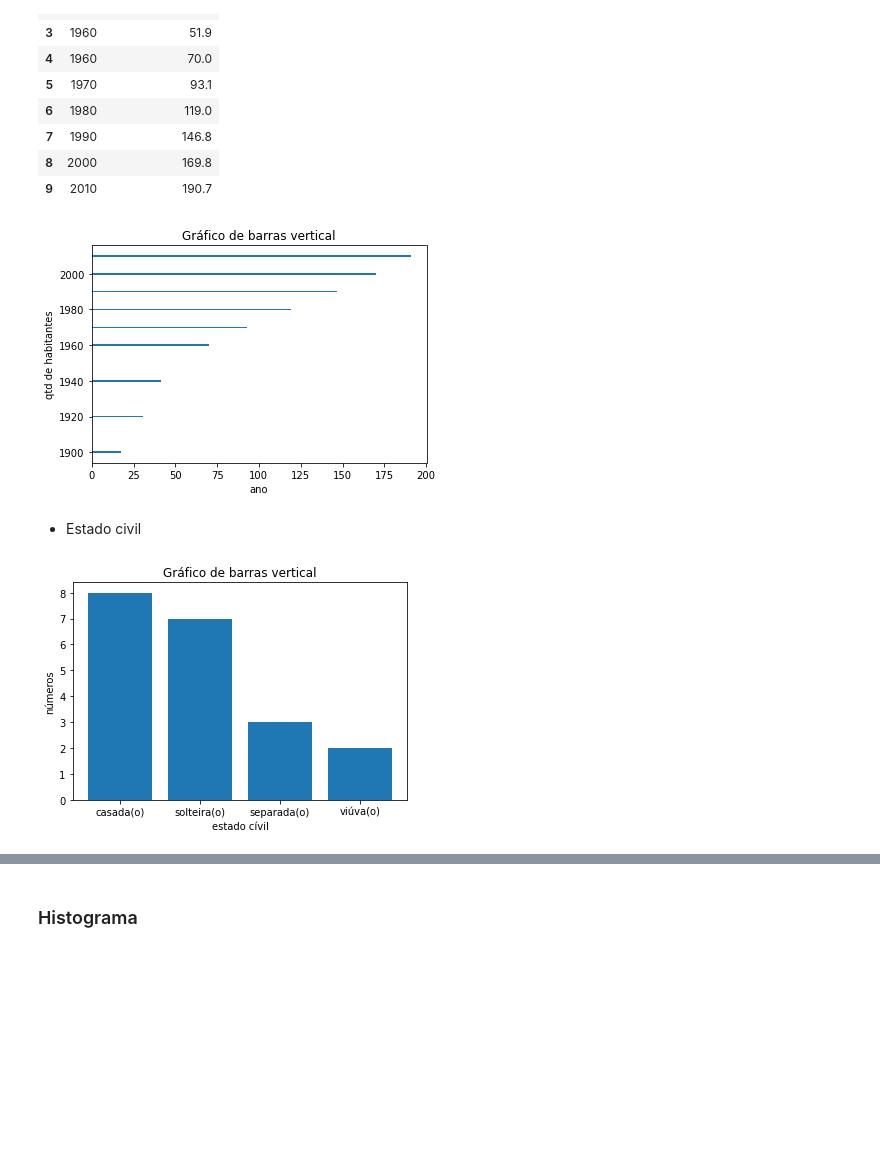
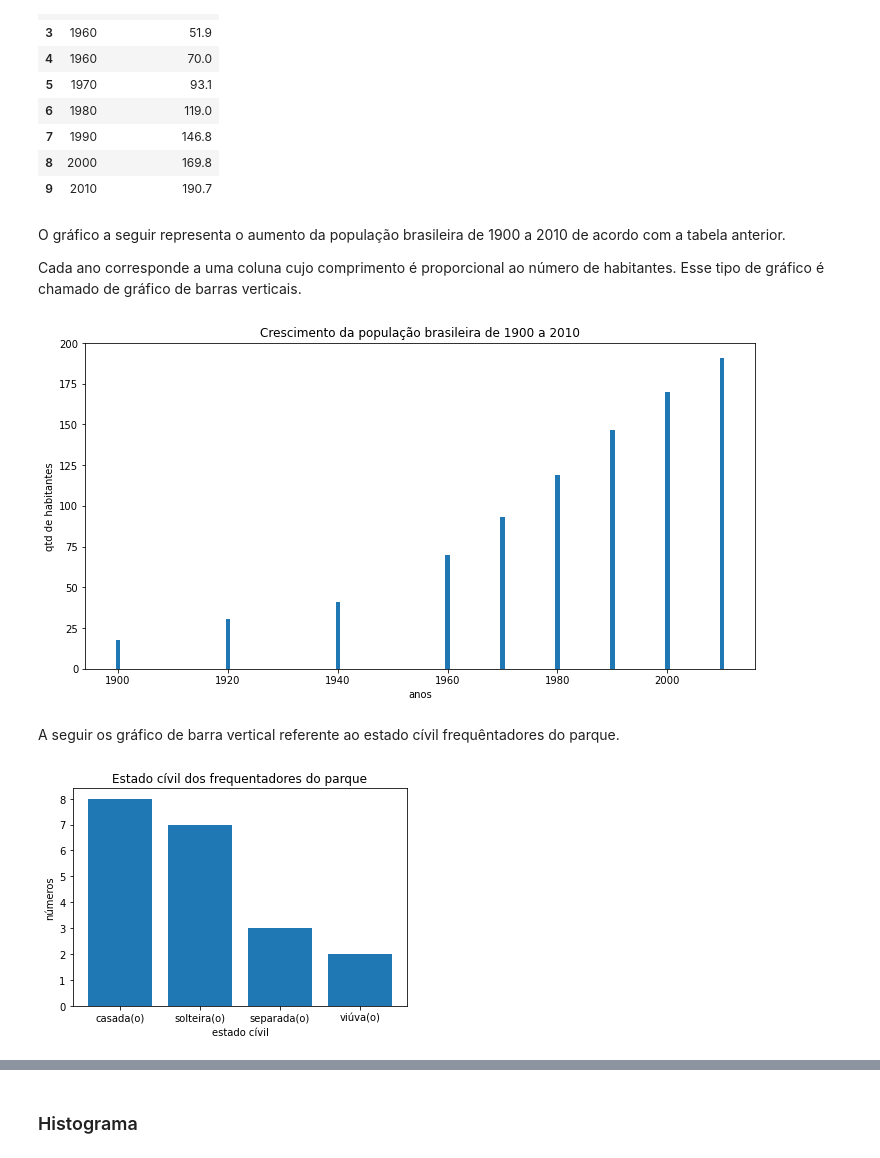
Before and after one commit to jesusossian/statistic_fund, a Jupyter notebook: notebook/estatistica02_descritiva.ipynb, the cells around one changed output, grey strips where cells are left out. Cells and saved outputs as stored; diff of their text form; code cells hidden in the pictures; blank space fills up the shorter version.

```diff
--- a/notebook/estatistica02_descritiva.ipynb
+++ b/notebook/estatistica02_descritiva.ipynb
@@ -125,25 +145,29 @@ df
 | 7 | 1990 | 146.8 |
 | 8 | 2000 | 169.8 |
 | 9 | 2010 | 190.7 |
+# %% [markdown]
+O gráfico a seguir representa o aumento da população brasileira de 1900 a 2010 de acordo com a tabela anterior.
+
+Cada ano corresponde a uma coluna cujo comprimento é proporcional ao número de habitantes. Esse tipo de gráfico é chamado de gráfico de barras verticais.
 # %%
-fig, ax = plt.subplots(figsize=(6, 4))
+fig, ax = plt.subplots(figsize=(12, 6))
 
 x = list(df["ano"])
 y = list(df["qtd de habitantes"])
 
-plt.barh(x,y)
+plt.bar(x,y)
 
-ax.set_title('Gráfico de barras vertical')
-ax.set_xlabel('ano')
+ax.set_title('Crescimento da população brasileira de 1900 a 2010')
+ax.set_xlabel('anos')
 ax.set_ylabel('qtd de habitantes')
 
-fig.savefig('images/grafico1_barras_horizontal.jpg')
+#fig.savefig('images/grafico1_cresc_pop_brasil.jpg')
 
 plt.show()
 # %% [output]
-[figure, old version]
+[figure, new version]
-# %% [markdown]
-- Estado civil
+# %% [markdown]
+A seguir os gráfico de barra vertical referente ao estado cívil frequêntadores do parque.
 # %%
 # dados
 x = np.array(['casada(o)', 'solteira(o)','separada(o)', 'viúva(o)'])
@@ -153,15 +177,15 @@ fig, ax = plt.subplots(figsize=(6, 4))
 
 plt.bar(x,y)
 
-ax.set_title('Gráfico de barras vertical')
+ax.set_title('Estado cívil dos frequentadores do parque')
 ax.set_xlabel('estado cívil')
 ax.set_ylabel('números')
 
-fig.savefig('images/grafico2_barras_vertical.jpg')
+#fig.savefig('images/grafico2_barras_vertical.jpg')
 
 plt.show()
 # %% [output]
-[figure, old version]
+[figure, new version]
 # %%
 fig, ax = plt.subplots(figsize=(6,4))
 
```
Also changed, not shown: parts of 29 cells of this notebook, 2 other files.
